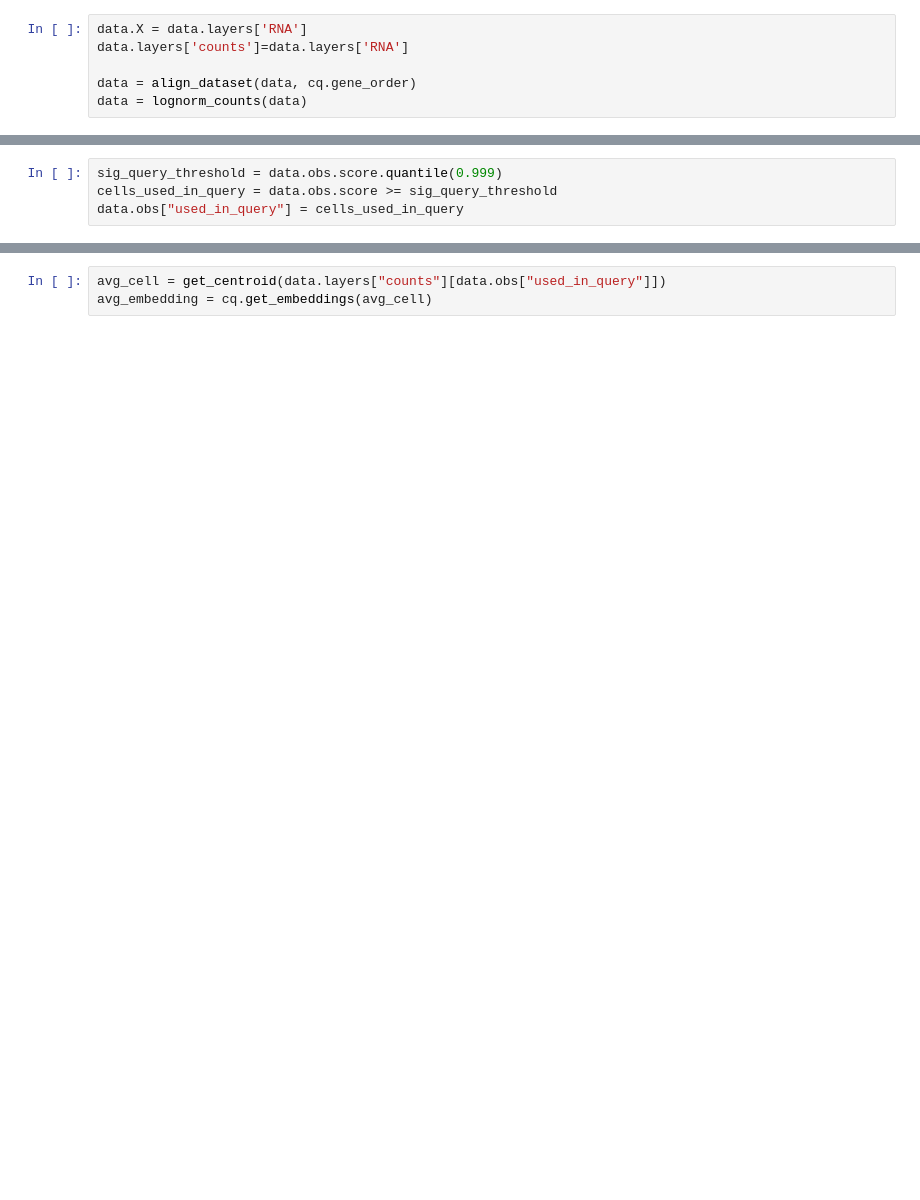
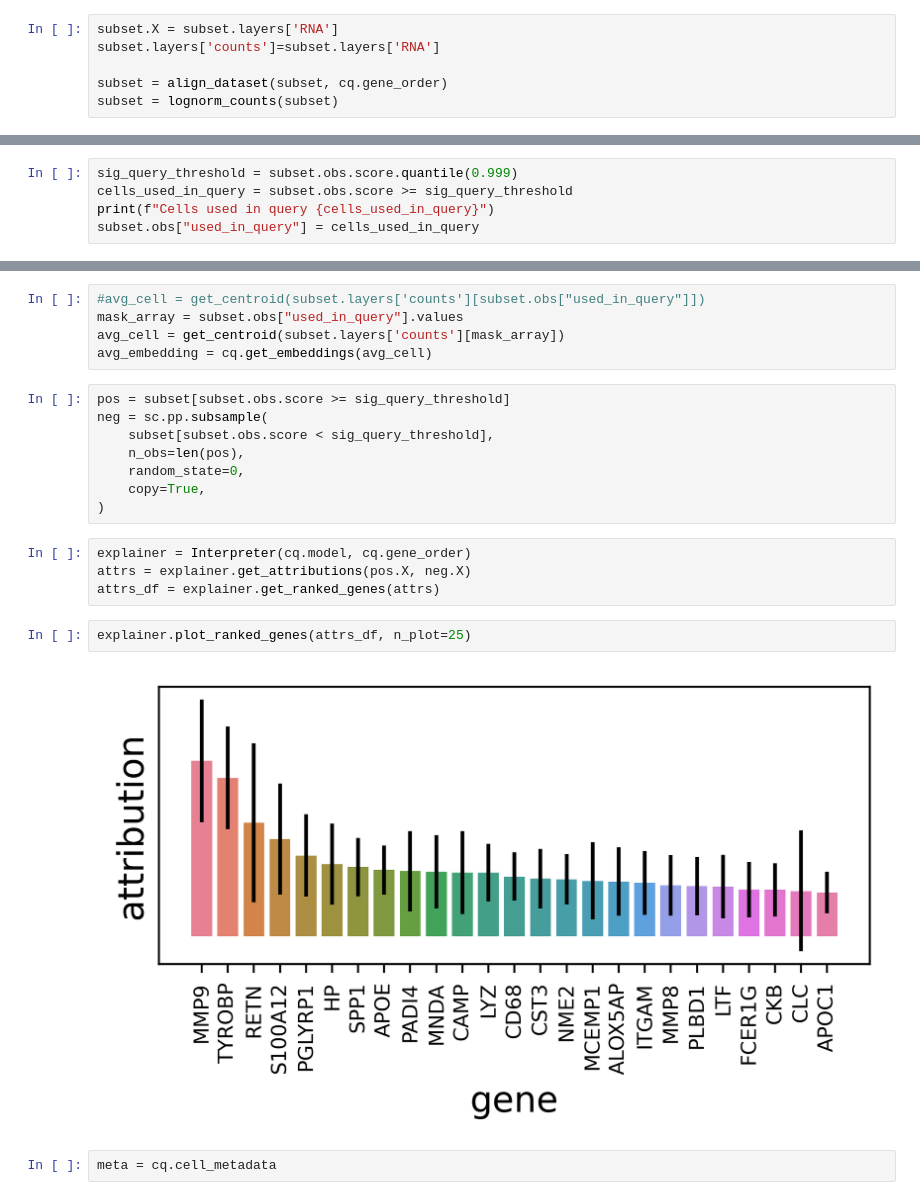
Before and after one commit to keyshavmor/Foundation_Models_for_Soft_Clustering, a Jupyter notebook: notebooks/ Gene_attributions_and_comparison.ipynb, the cells around one changed output, grey strips where cells are left out. Drawn from its saved outputs; the diff is of its cells as text; blank space fills up the shorter version.

```diff
--- a/notebooks/ Gene_attributions_and_comparison.ipynb
+++ b/notebooks/ Gene_attributions_and_comparison.ipynb
@@ -42,6 +47,6 @@ Categories (13, object): ['B cells', 'NK', 'Neutrophil', 'T cells', ..., 'plasma
 # %%
-data.X = data.layers['RNA']
-data.layers['counts']=data.layers['RNA']
+subset.X = subset.layers['RNA']
+subset.layers['counts']=subset.layers['RNA']
 
-data = align_dataset(data, cq.gene_order)
-data = lognorm_counts(data)
+subset = align_dataset(subset, cq.gene_order)
+subset = lognorm_counts(subset)
@@ -51,4 +76,5 @@ sc.tl.score_genes(data, fm_basic_signature)
 # %%
-sig_query_threshold = data.obs.score.quantile(0.999)
-cells_used_in_query = data.obs.score >= sig_query_threshold
-data.obs["used_in_query"] = cells_used_in_query
+sig_query_threshold = subset.obs.score.quantile(0.999)
+cells_used_in_query = subset.obs.score >= sig_query_threshold
+print(f"Cells used in query {cells_used_in_query}")
+subset.obs["used_in_query"] = cells_used_in_query
@@ -55,3 +94,23 @@ data.obs["used_in_query"] = cells_used_in_query
 # %%
-avg_cell = get_centroid(data.layers["counts"][data.obs["used_in_query"]])
+#avg_cell = get_centroid(subset.layers['counts'][subset.obs["used_in_query"]])
+mask_array = subset.obs["used_in_query"].values
+avg_cell = get_centroid(subset.layers['counts'][mask_array])
 avg_embedding = cq.get_embeddings(avg_cell)
+# %%
+pos = subset[subset.obs.score >= sig_query_threshold]
+neg = sc.pp.subsample(
+    subset[subset.obs.score < sig_query_threshold],
+    n_obs=len(pos),
+    random_state=0,
+    copy=True,
+)
+# %%
+explainer = Interpreter(cq.model, cq.gene_order)
+attrs = explainer.get_attributions(pos.X, neg.X)
+attrs_df = explainer.get_ranked_genes(attrs)
+# %%
+explainer.plot_ranked_genes(attrs_df, n_plot=25)
+# %% [output]
+[figure, added]
+# %%
+meta = cq.cell_metadata
```
Also changed, not shown: parts of 12 cells of this notebook, 1 other file.
